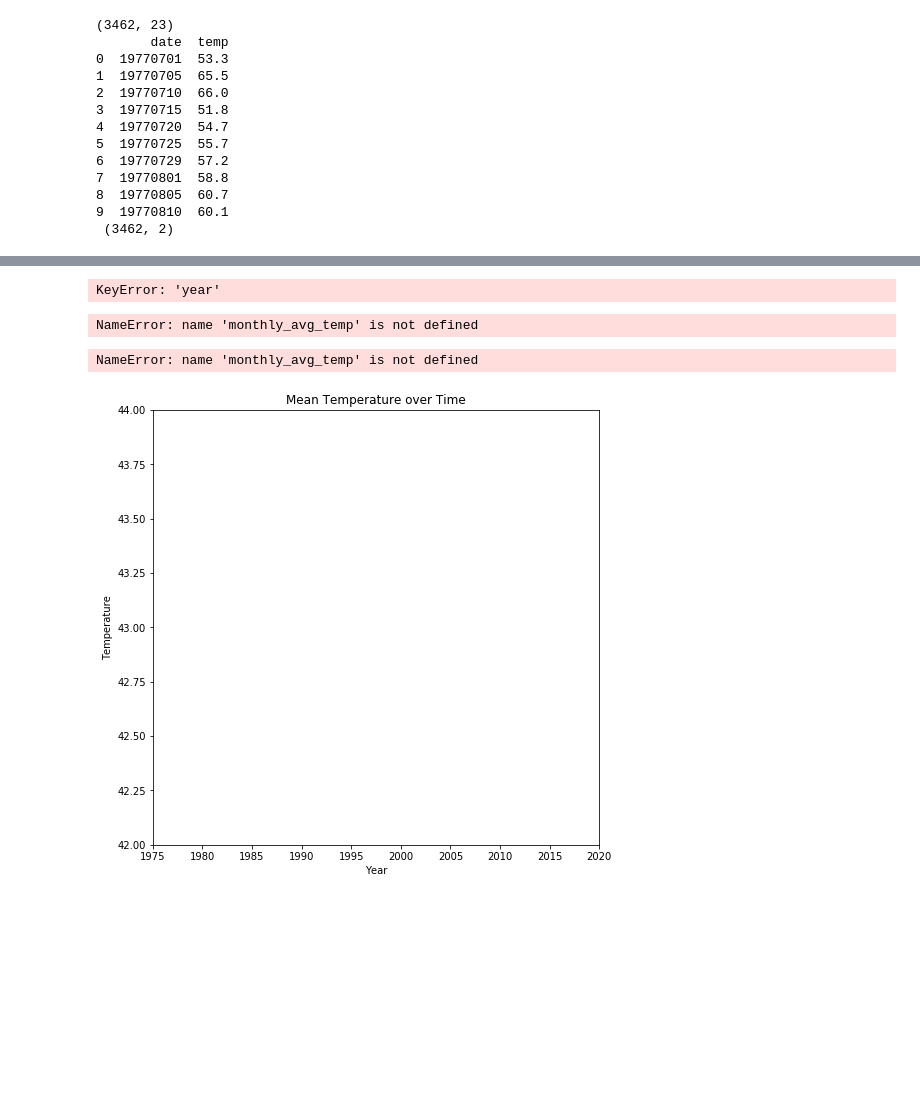
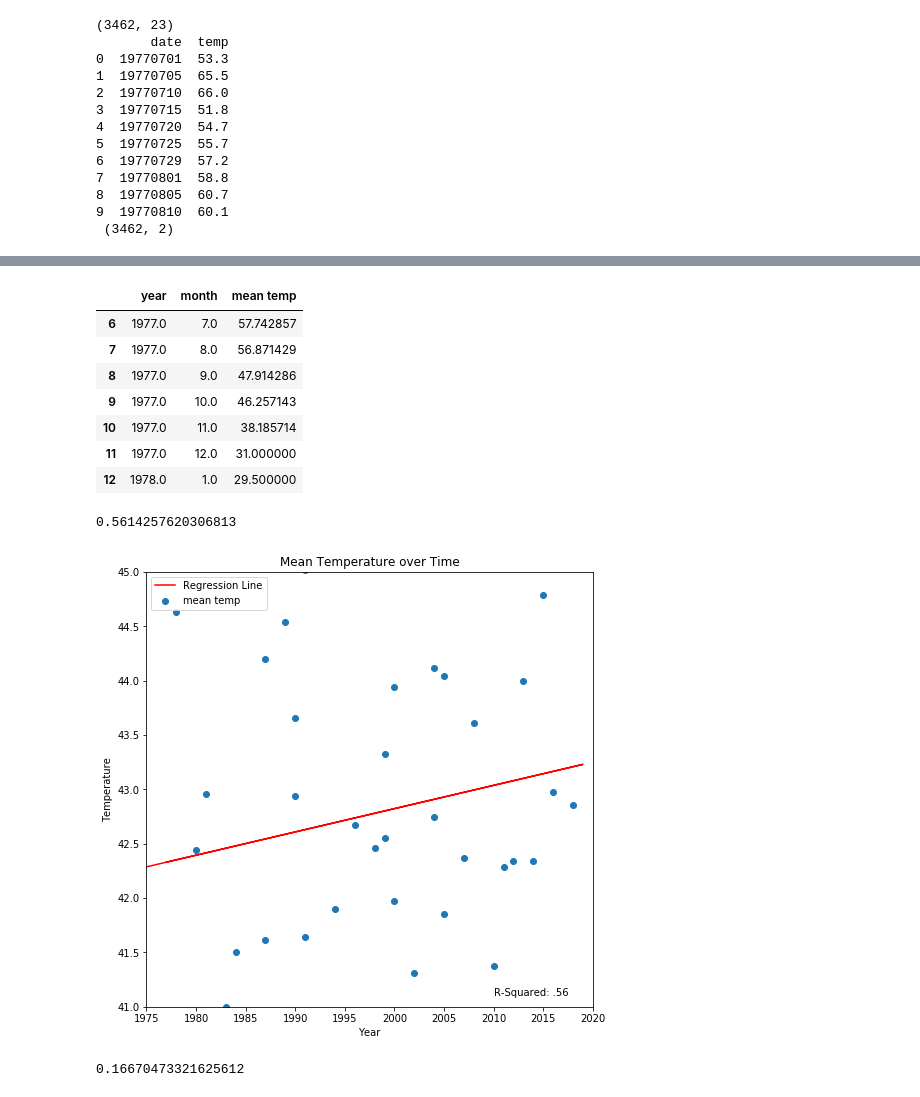
Before and after one commit to louisLeboa/toBoa, a Jupyter notebook: climate_data/Climate_Changes.ipynb, the cells around one changed output, grey strips where cells are left out. Cells and saved outputs as stored; diff of their text form; code cells hidden in the pictures; blank space fills up the shorter version.

```diff
--- a/climate_data/Climate_Changes.ipynb
+++ b/climate_data/Climate_Changes.ipynb
@@ -35,9 +35,3 @@ print(climate_clean.head(10), '\n', climate_clean.shape)
 8  19770805  60.7
 9  19770810  60.1
  (3462, 2)
-# %%
-climate_clean['date'] = pd.to_datetime(climate_clean['date'], format = '%Y%m%d')
-
-climate_clean.head(10)
-
-plt.plot(climate_clean["date"], climate_clean['temp'])
@@ -76,6 +82,6 @@ print(climate_clean.head(10), '\n', climate_clean.shape)
 # %%
 # Extracting monthly average temperature
-years = np.arange(np.min(climate_clean['year']),2020)
+years = np.arange(np.min(year),2020)
 months = np.arange(1,13)
 index = 0
 df_length = int(climate_clean.shape[0] / 6)
@@ -92,7 +98,14 @@ monthly_avg_temp = pd.DataFrame(monthly_avg_temp).dropna()
 monthly_avg_temp.columns =  ['year', 'month', 'mean temp']
 monthly_avg_temp.head(7)
 # %% [output]
-KeyError: 'year'
+|  | year | month | mean temp |
+| 6 | 1977.0 | 7.0 | 57.742857 |
+| 7 | 1977.0 | 8.0 | 56.871429 |
+| 8 | 1977.0 | 9.0 | 47.914286 |
+| 9 | 1977.0 | 10.0 | 46.257143 |
+| 10 | 1977.0 | 11.0 | 38.185714 |
+| 11 | 1977.0 | 12.0 | 31.000000 |
+| 12 | 1978.0 | 1.0 | 29.500000 |
 # %%
 
 Column1 = monthly_avg_temp['year']
@@ -106,8 +119,5 @@ p1 = ps[0]
 p2 = ps[1]
 
 # Create predicted y values for a range of x values
-xhat = np.arange(1860,
-                 max(monthly_avg_temp['year'])+1)
+xhat = monthly_avg_temp['year']
 yhat = p1*xhat + p2
-# %% [output]
-NameError: name 'monthly_avg_temp' is not defined
@@ -114,23 +133,47 @@ NameError: name 'monthly_avg_temp' is not defined
+# %%
+r_squared(monthly_avg_temp['mean temp'],yhat)
+# %% [output]
+0.5614257620306813
 # %%
 fig = plt.figure(figsize = (8,8))
 
 
 ax = fig.add_subplot(111)
 ax.set(title = 'Mean Temperature over Time',
        xlabel = 'Year',
        ylabel = 'Temperature',
-       ylim = [42, 44],
+       ylim = [41, 45],
        xlim = [1975, 2020])
+ax.text(2010, 41.1, "R-Squared: .56")
 
 ax.scatter(monthly_avg_temp['year'],
            monthly_avg_temp['mean temp'])
 
 
-ax.plot(xhat, yhat, color="red", label = "average")
+ax.plot(xhat, yhat, color="red", label = "Regression Line")
 
 plt.legend()
-plt.savefig("climate_data_3_14.png", dpi=300)
+#plt.savefig("climate_data_3_14.png", dpi=300)
 plt.show()
 # %% [output]
-NameError: name 'monthly_avg_temp' is not defined
-[figure, old version]
+[figure, new version]
+# %%
+august_mean =  monthly_avg_temp.loc[monthly_avg_temp['month'] == 7]
+
+Column1 = august_mean['year']
+Column2= np.ones(len(Column1))
+A = np.column_stack((Column1, Column2))
+columnC = np.array(august_mean['mean temp'])
+C = np.transpose(columnC)
+
+ps = np.linalg.lstsq(A, C, rcond=None)[0]
+p1 = ps[0]
+p2 = ps[1]
+
+# Create predicted y values for a range of x values
+xhat = august_mean['year']
+yhat = p1*xhat + p2
+
+r_squared(august_mean['mean temp'],yhat)
+# %% [output]
+0.16670473321625612
```
Also changed, not shown: parts of 8 cells of this notebook, 2 other files.
